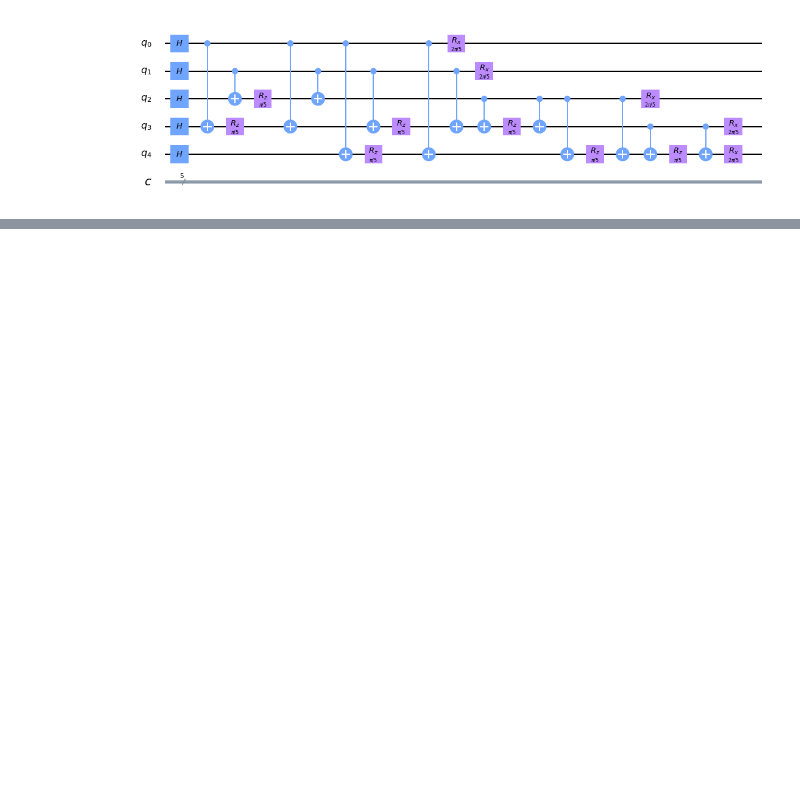
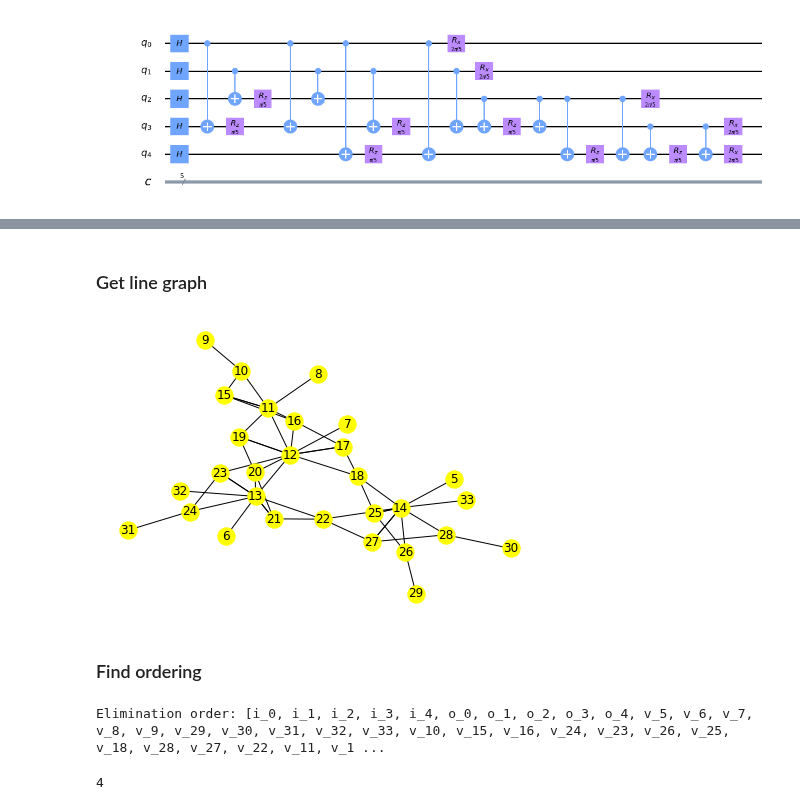
Before and after one commit to danlkv/QTensor, a Jupyter notebook: examples/QTensor usage.ipynb, the cells around one changed output, grey strips where cells are left out. Saved outputs shown, nothing was run; the diff lists cells and outputs as text; code cells hidden in the pictures; blank space fills up the shorter version.

```diff
--- a/examples/QTensor usage.ipynb
+++ b/examples/QTensor usage.ipynb
@@ -65,0 +161,19 @@ cirq_qaoa.circuit.draw('mpl')
+# %% [markdown]
+### Get line graph
+# %%
+tn = QtreeTensorNet.from_qtree_gates(all_gates)
+line_g = tn.get_line_graph()
+
+nx.draw_kamada_kawai(line_g, with_labels=True, node_color='yellow')
+# %% [output]
+[figure, added]
+# %% [markdown]
+### Find ordering
+# %%
+opt = OrderingOptimizer()
+peo, tn = opt.optimize(tn)
+print('Elimination order:', opt.peo)
+opt.treewidth
+# %% [output]
+Elimination order: [i_0, i_1, i_2, i_3, i_4, o_0, o_1, o_2, o_3, o_4, v_5, v_6, v_7, v_8, v_9, v_29, v_30, v_31, v_32, v_33, v_10, v_15, v_16, v_24, v_23, v_26, v_25, v_18, v_28, v_27, v_22, v_11, v_1 ...
+4
```
Also changed, not shown: parts of 24 cells of this notebook.
